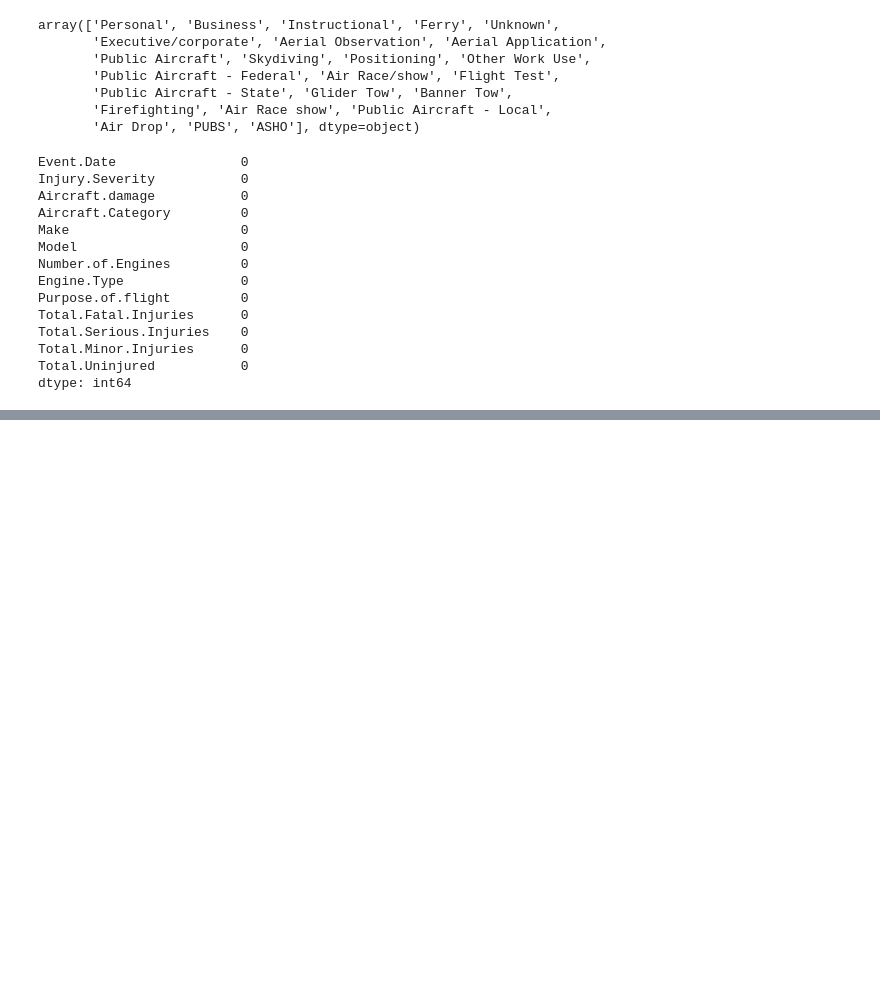
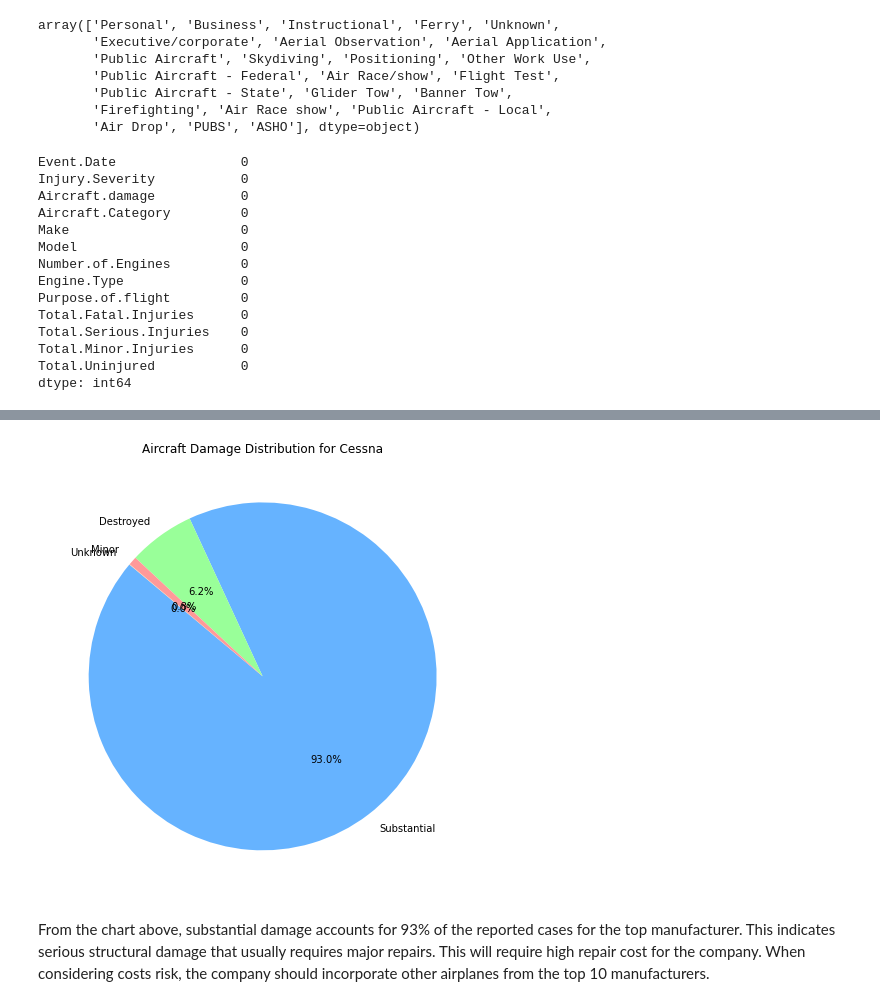
Before and after one commit to mercy-chepkoechkosgei/Phase1_Project, a Jupyter notebook: student.ipynb, the cells around one changed output, grey strips where cells are left out. Drawn from its saved outputs; the diff is of its cells as text; code cells hidden in the pictures; blank space fills up the shorter version.

```diff
--- a/student.ipynb
+++ b/student.ipynb
@@ -360,0 +486,12 @@ airplanes_df3[airplanes_df3.duplicated()]
+# %%
+
+import matplotlib.pyplot as plt
+
+plt.figure(figsize=(8,8))
+plt.pie(damage_counts, labels=damage_counts.index, autopct='%1.1f%%', startangle=140, colors=['#66b3ff','#99ff99','#ff9999','#ffcc99'])
+plt.title(f'Aircraft Damage Distribution for {top_manufacturer_name}')
+plt.show()
+# %% [output]
+[figure, added]
+# %% [markdown]
+From the chart above, substantial damage accounts for 93% of the reported cases for the top manufacturer. This indicates serious structural damage that usually requires major repairs. This will require high repair cost for the company. When considering costs risk, the company should incorporate other airplanes from the top 10 manufacturers.
```
Also changed, not shown: parts of 38 cells of this notebook.
